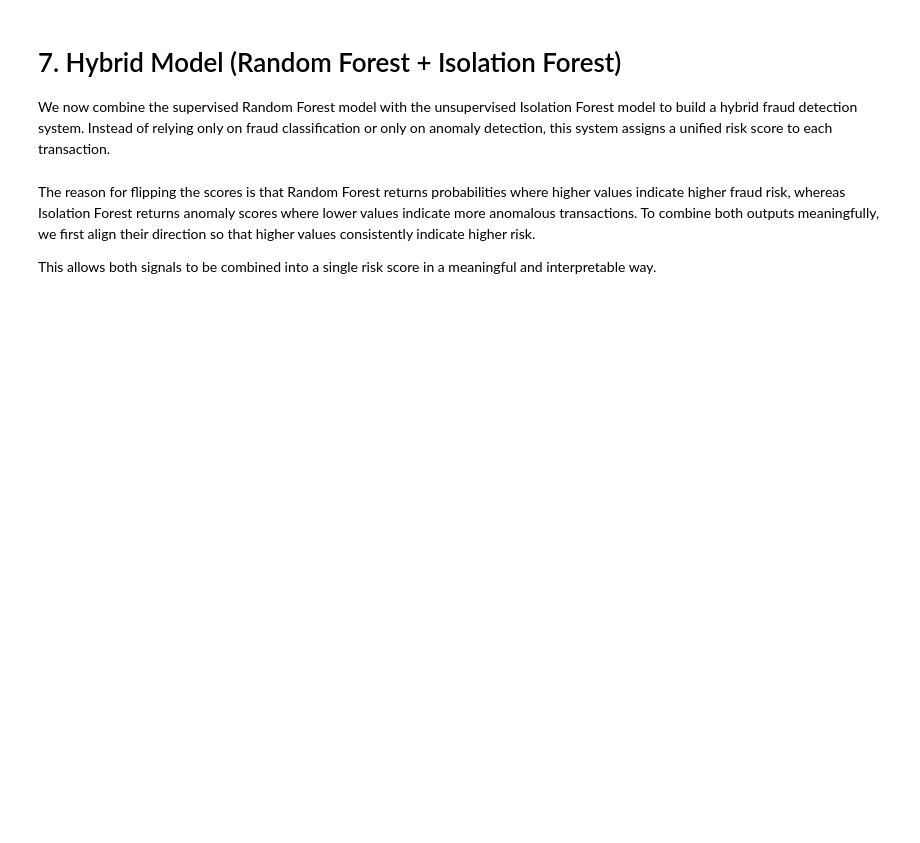
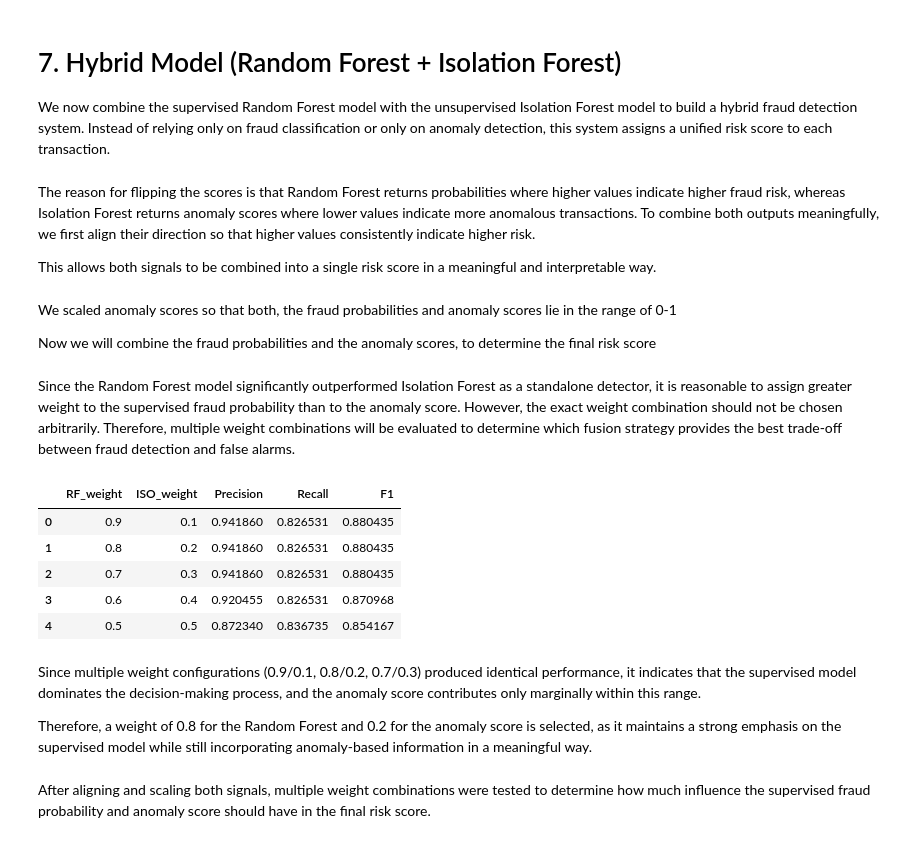
Before and after one commit to alinazir105/Credit-Card-Fraud-and-Anomaly-detection-System, a Jupyter notebook: notebooks/Notebook.ipynb, the cells around one changed output. Cells and saved outputs as stored; diff of their text form; code cells hidden in the pictures; blank space fills up the shorter version.

```diff
--- a/Notebook.ipynb
+++ b/notebooks/Notebook.ipynb
@@ -1129,3 +1133,51 @@ The reason for flipping the scores is that Random Forest returns probabilities w
 This allows both signals to be combined into a single risk score in a meaningful and interpretable way.
 # %%
 scaler = MinMaxScaler()
+
+anomaly_scores_scaled = scaler.fit_transform(anomaly_scores.reshape(-1, 1)).flatten()
+# %% [markdown]
+We scaled anomaly scores so that both, the fraud probabilities and anomaly scores lie in the range of 0-1
+
+Now we will combine the fraud probabilities and the anomaly scores, to determine the final risk score
+# %% [markdown]
+Since the Random Forest model significantly outperformed Isolation Forest as a standalone detector, it is reasonable to assign greater weight to the supervised fraud probability than to the anomaly score. However, the exact weight combination should not be chosen arbitrarily. Therefore, multiple weight combinations will be evaluated to determine which fusion strategy provides the best trade-off between fraud detection and false alarms.
+# %%
+weight_pairs = [
+    (0.9, 0.1),
+    (0.8, 0.2),
+    (0.7, 0.3),
+    (0.6, 0.4),
+    (0.5, 0.5)
+]
+
+results = []
+
+for w_rf, w_iso in weight_pairs:
+    final_scores = w_rf * y_rf_prob + w_iso * anomaly_scores_scaled
+
+    # Choosing threshold 0.5 for simplicity
+    y_pred = (final_scores >= 0.5).astype(int)
+
+    precision, recall, f1_score, _ = precision_recall_fscore_support(y_test, y_pred, average='binary')
+
+    results.append({
+        'RF_weight': w_rf,
+        'ISO_weight': w_iso,
+        'Precision': precision,
+        'Recall': recall,
+        'F1': f1_score
+        })
+# %%
+results_df = pd.DataFrame(results)
+results_df
+# %% [output]
+|  | RF_weight | ISO_weight | Precision | Recall | F1 |
+| 0 | 0.9 | 0.1 | 0.941860 | 0.826531 | 0.880435 |
+| 1 | 0.8 | 0.2 | 0.941860 | 0.826531 | 0.880435 |
+| 2 | 0.7 | 0.3 | 0.941860 | 0.826531 | 0.880435 |
+| 3 | 0.6 | 0.4 | 0.920455 | 0.826531 | 0.870968 |
+| 4 | 0.5 | 0.5 | 0.872340 | 0.836735 | 0.854167 |
+# %% [markdown]
+Since multiple weight configurations (0.9/0.1, 0.8/0.2, 0.7/0.3) produced identical performance, it indicates that the supervised model dominates the decision-making process, and the anomaly score contributes only marginally within this range.
+
+Therefore, a weight of 0.8 for the Random Forest and 0.2 for the anomaly score is selected, as it maintains a strong emphasis on the supervised model while still incorporating anomaly-based information in a meaningful way.
@@ -1131,0 +1189,2 @@ scaler = MinMaxScaler()
+# %% [markdown]
+After aligning and scaling both signals, multiple weight combinations were tested to determine how much influence the supervised fraud probability and anomaly score should have in the final risk score.
```
Also changed, not shown: parts of 15 cells of this notebook, 10 other files.
